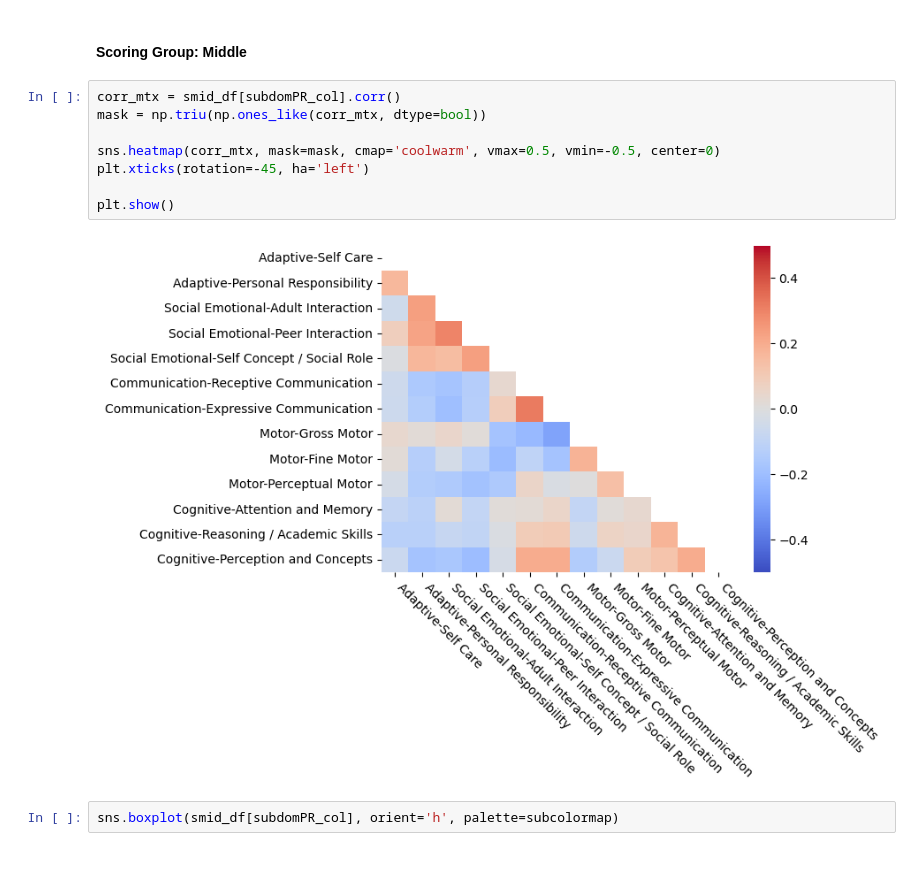
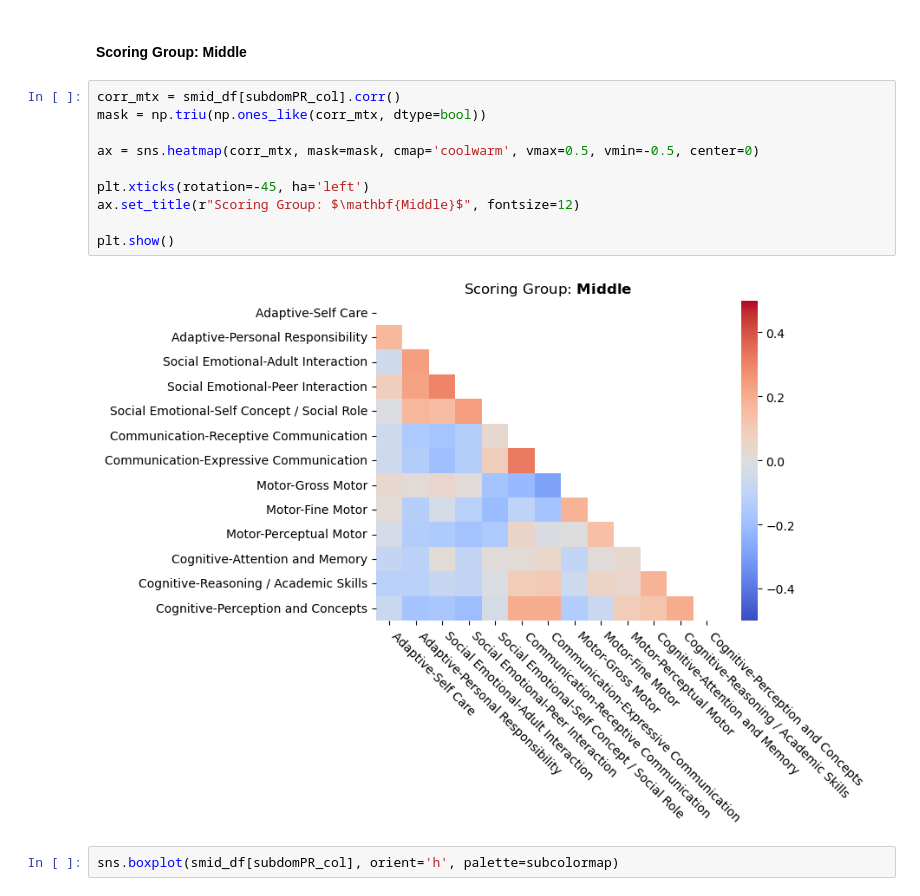
Before and after one commit to NSS-Data-Analytics-Cohort-17/partner-project-japan, a Jupyter notebook: mbutera_eda.ipynb, the cells around one changed output. Drawn from its saved outputs; the diff is of its cells as text; blank space fills up the shorter version.

```diff
--- a/mbutera_eda.ipynb
+++ b/mbutera_eda.ipynb
@@ -286,13 +288,15 @@ sns.boxplot(sbottom_df[subdomPR_col], orient='h', palette=subcolormap)
 # %%
 corr_mtx = smid_df[subdomPR_col].corr()
 mask = np.triu(np.ones_like(corr_mtx, dtype=bool))
 
-sns.heatmap(corr_mtx, mask=mask, cmap='coolwarm', vmax=0.5, vmin=-0.5, center=0)
+ax = sns.heatmap(corr_mtx, mask=mask, cmap='coolwarm', vmax=0.5, vmin=-0.5, center=0)
+
 plt.xticks(rotation=-45, ha='left')
+ax.set_title(r"Scoring Group: $\mathbf{Middle}$", fontsize=12)
 
 plt.show()
 # %% [output]
-[figure, old version]
+[figure, new version]
 # %%
 sns.boxplot(smid_df[subdomPR_col], orient='h', palette=subcolormap)
 # %% [output]
```
Also changed, not shown: parts of 10 cells of this notebook.
